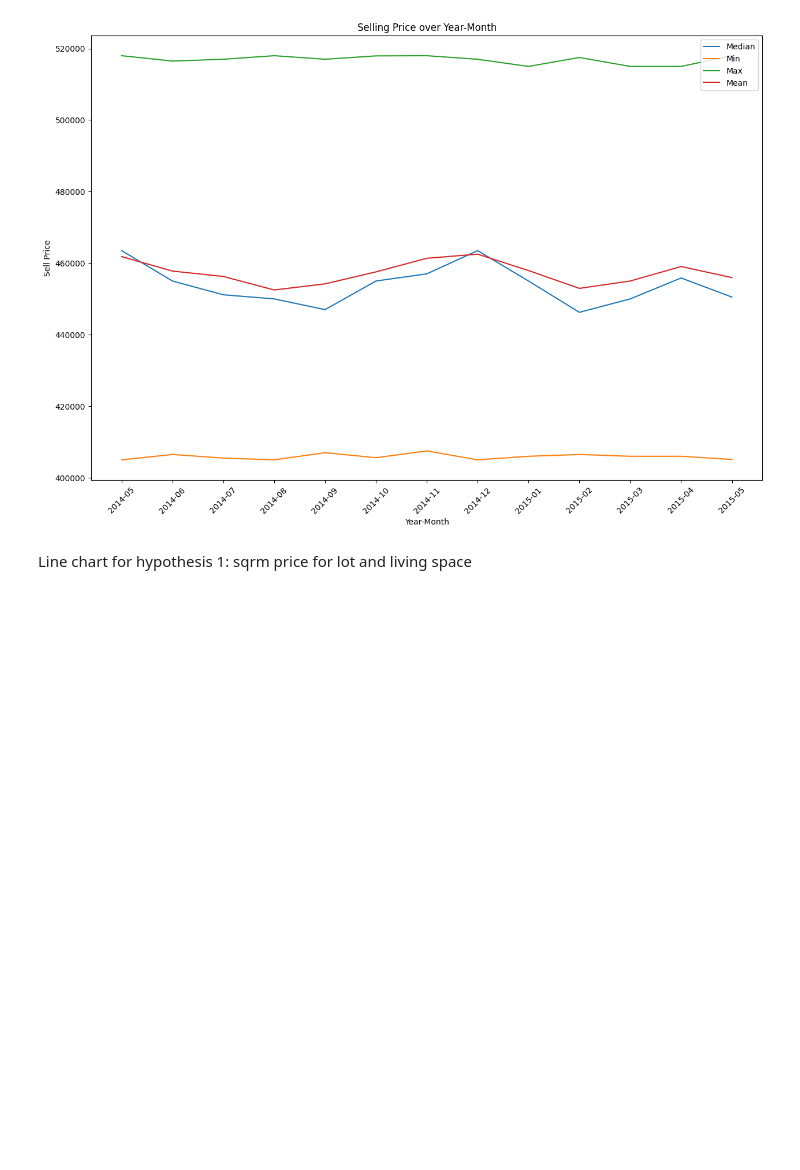
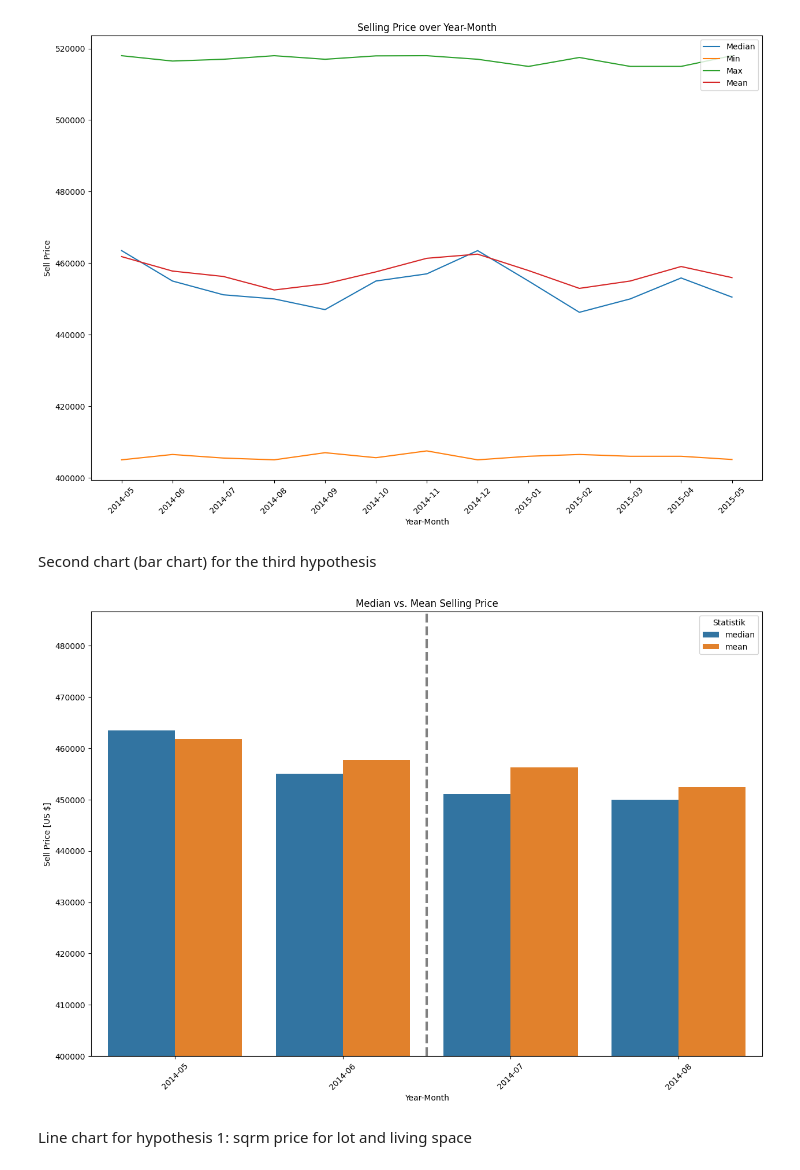
Before and after one commit to jale2025/ds-eda-project-template, a Jupyter notebook: result.ipynb, the cells around one changed output. Drawn from its saved outputs; the diff is of its cells as text; code cells hidden in the pictures; blank space fills up the shorter version.

Commit message:
Second chart (bar chart) for the third hypothesis

```diff
--- a/result.ipynb
+++ b/result.ipynb
@@ -256,6 +256,44 @@ ax.legend()
 # %% [output]
 <matplotlib.legend.Legend at 0x...>
 [figure]
+# %% [markdown]
+Second chart (bar chart) for the third hypothesis
+# %%
+
+
+# 1. Daten filtern und Aggregationen (Median & Mean) in einem Schritt berechnen
+months = ["2014-05", "2014-06", "2014-07", "2014-08"]
+df_filtered = df_40_to_60[df_40_to_60["sell_year_month"].isin(months)]
+
+# Wir berechnen beides gleichzeitig und nutzen reset_index, um eine saubere Tabelle zu erhalten
+df_stats = df_filtered.groupby("sell_year_month")["sell_price"].agg(["median", "mean"]).reset_index()
+
+# 2. Das Format von "Wide" zu "Long" ändern (wichtig für Seaborn 'hue')
+# Das macht aus zwei Spalten (median, mean) eine Spalte 'Statistik-Typ' und eine Spalte 'Wert'
+df_plot = df_stats.melt(id_vars="sell_year_month", var_name="Statistik", value_name="Preis")
+
+# 3. Plotten
+fig, ax = plt.subplots(figsize=(15, 10))
+
+# 'hue' sorgt dafür, dass die Balken nebeneinander stehen statt übereinander
+sns.barplot(data=df_plot, x="sell_year_month", y="Preis", hue="Statistik", ax=ax)
+
+ax.set_title("Median vs. Mean Selling Price")
+ax.set_xlabel("Year-Month")
+ax.set_ylabel("Sell Price [US $]")
+plt.xticks(rotation=45)
+
+# ... (dein restlicher Plot-Code bis zum sns.barplot)
+
+# Vertikale Linie hinzufügen
+# x=1.5 liegt genau zwischen dem Index 1 (2014-06) und Index 2 (2014-07)
+ax.axvline(x=1.5, color='grey', linestyle='--', linewidth=3)
+
+ax.set_ylim(bottom=400000)
+
+plt.show()
+# %% [output]
+[figure, added]
 # %% [markdown]
 Line chart for hypothesis 1: sqrm price for lot and living space
 # %%
```
